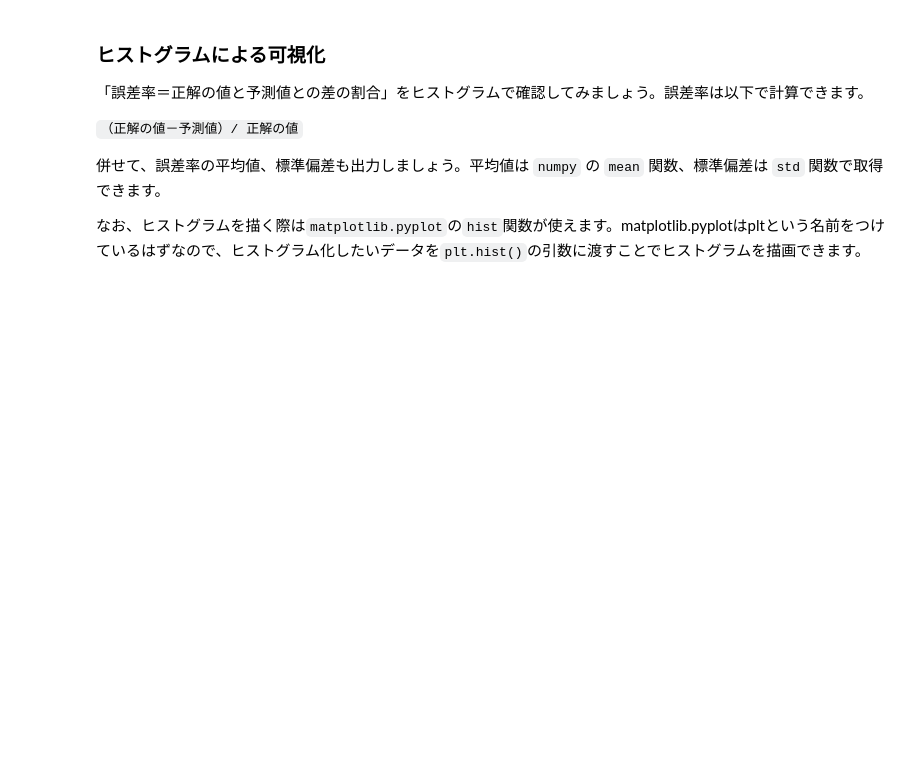
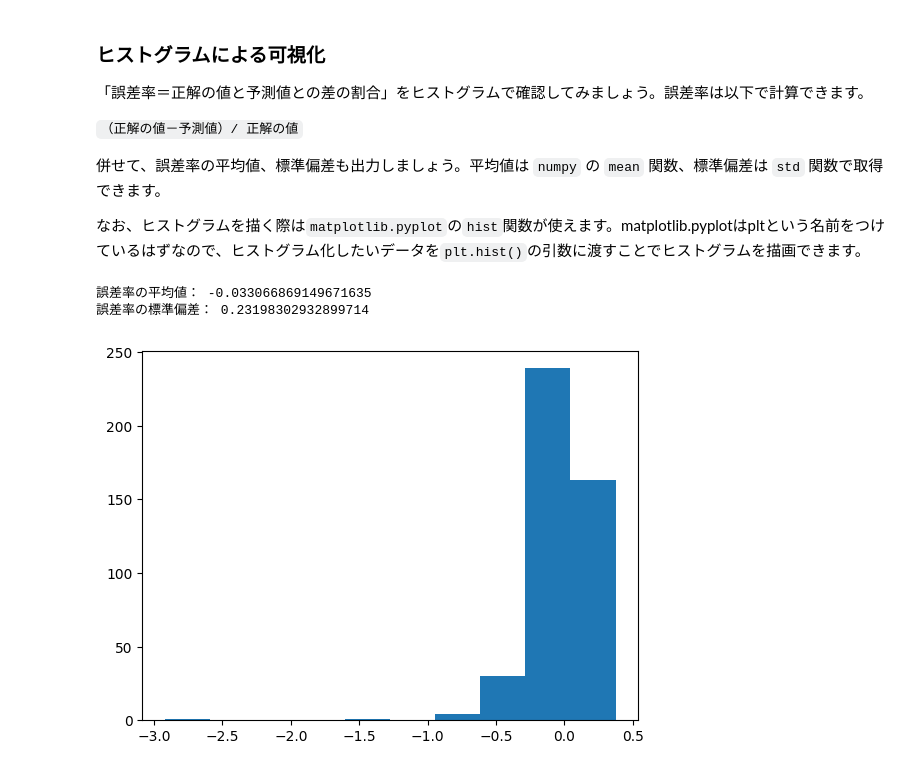
Before and after one commit to ayakaKOBORI/aidev, a Jupyter notebook: Lesson06_Regression-Model/課題2：住宅価格の回帰モデルの作成.ipynb, the cells around one changed output. Saved outputs shown, nothing was run; the diff lists cells and outputs as text; code cells hidden in the pictures; blank space fills up the shorter version.

```diff
--- a/Lesson06_Regression-Model/課題2：住宅価格の回帰モデルの作成.ipynb
+++ b/Lesson06_Regression-Model/課題2：住宅価格の回帰モデルの作成.ipynb
@@ -154,0 +160,15 @@ X軸(横方向)に `テストデータの正解の値` 、Y軸(縦方向)に `
+# %%
+# 実際の成約価格と予測価格の誤差率をヒストグラムで表示
+er = (Y_test - Y_pred)/Y_test
+plt.hist(er)
+
+# 平均値
+mn = np.mean(er)
+print("誤差率の平均値：", mn)
+# 標準偏差
+std = np.std(er)
+print("誤差率の標準偏差：", std)
+# %% [output]
+誤差率の平均値： -0.033066869149671635
+誤差率の標準偏差： 0.23198302932899714
+[figure, added]
```
Also changed, not shown: parts of 5 cells of this notebook.
